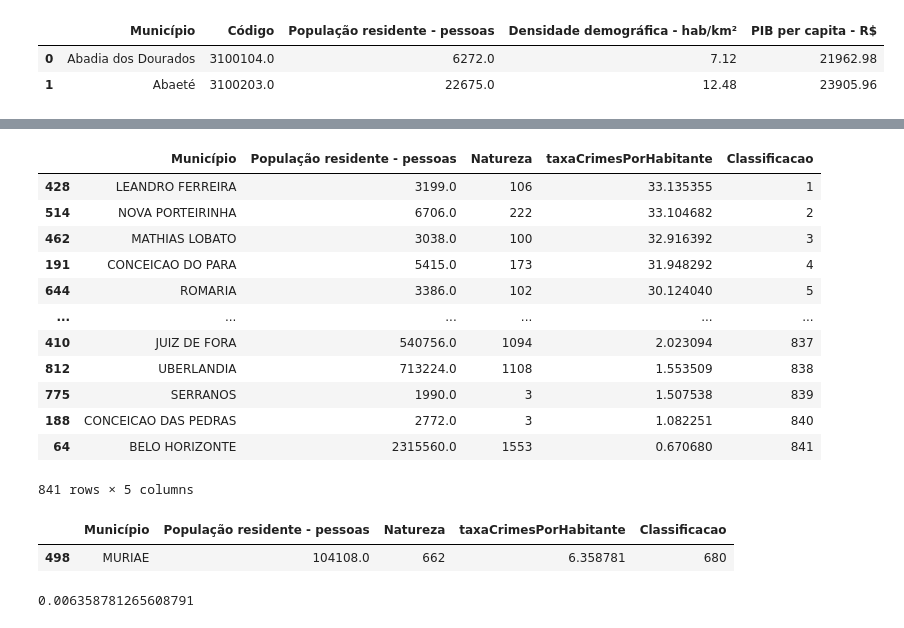
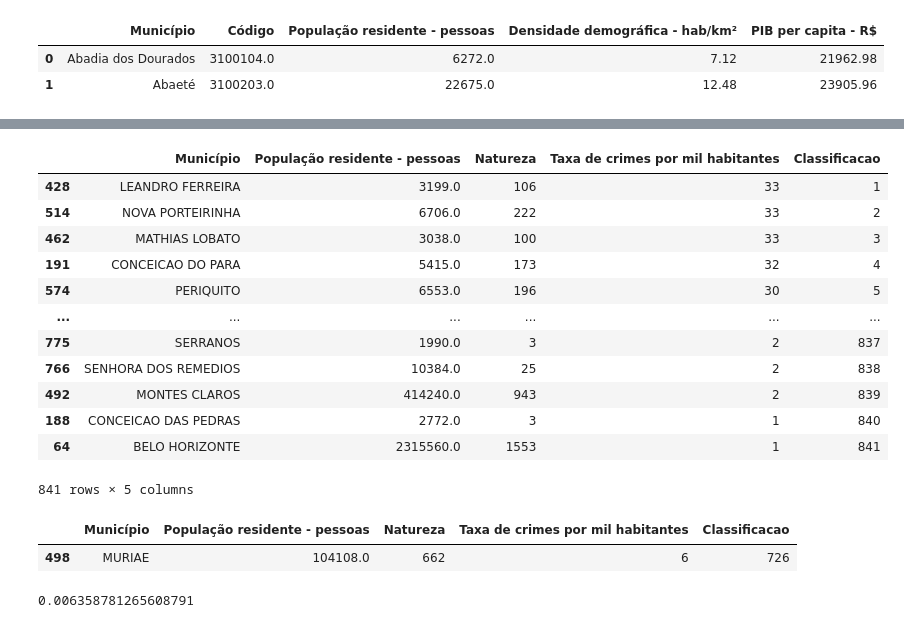
Before and after one commit to olzmooraes/PAC, a Jupyter notebook: pac-4.ipynb, the cells around one changed output, grey strips where cells are left out. Saved outputs shown, nothing was run; the diff lists cells and outputs as text; code cells hidden in the pictures.

```diff
--- a/pac-4.ipynb
+++ b/pac-4.ipynb
@@ -173,6 +173,7 @@ display(CrimesHabitantes[:7])
 CrimesHabitantesPorRequistro = CrimesHabitantes[(CrimesHabitantes['Registros'] > 0) & (CrimesHabitantes['Ano'] < 2023)]
 CrimesHabitantesFiltrados = CrimesHabitantesPorRequistro.groupby(['Município', 'População residente - pessoas'])[['Natureza']].count().reset_index()
 
-CrimesHabitantesFiltrados['taxaCrimesPorHabitante'] =( CrimesHabitantesFiltrados['Natureza'] / CrimesHabitantesFiltrados['População residente - pessoas'])*1000
+CrimesHabitantesFiltrados['Taxa de crimes por mil habitantes'] =round(( CrimesHabitantesFiltrados['Natureza'] / CrimesHabitantesFiltrados['População residente - pessoas'])*1000,0).astype('int')
+# CrimesHabitantesFiltrados['Taxa de crimes por mil habitantes'] =int(((CrimesHabitantesFiltrados['Natureza'] / CrimesHabitantesFiltrados['População residente - pessoas'])*1000).round(0))
 display(CrimesHabitantesFiltrados[:7])
 # %% [output]
@@ -187,4 +188,4 @@ display(CrimesHabitantesFiltrados[:7])
 # %%
-CrimesHabitantesFiltrados = CrimesHabitantesFiltrados.sort_values(by='taxaCrimesPorHabitante',ascending=False)
+CrimesHabitantesFiltrados = CrimesHabitantesFiltrados.sort_values(by='Taxa de crimes por mil habitantes',ascending=False)
 display(CrimesHabitantesFiltrados[:30])
 # %% [output]
@@ -208,26 +209,26 @@ display(CrimesHabitantesFiltrados[:30])
 # %%
-CrimesHabitantesFiltrados = CrimesHabitantesFiltrados.sort_values(by='taxaCrimesPorHabitante', ascending=False)
+CrimesHabitantesFiltrados = CrimesHabitantesFiltrados.sort_values(by='Taxa de crimes por mil habitantes', ascending=False)
 
 # Adicione uma coluna 'Classificacao' com a posição da cidade com base na taxa de crimes
 CrimesHabitantesFiltrados['Classificacao'] = range(1, len(CrimesHabitantesFiltrados) + 1)
 cidade_pesquisada = 'MURIAE'
 linha_cidade_pesquisada = CrimesHabitantesFiltrados.loc[CrimesHabitantesFiltrados['Município'] == cidade_pesquisada ]
 display(CrimesHabitantesFiltrados)
 display(linha_cidade_pesquisada)
 # %% [output]
-|  | Município | População residente - pessoas | Natureza | taxaCrimesPorHabitante | Classificacao |
-| 428 | LEANDRO FERREIRA | 3199.0 | 106 | 33.135355 | 1 |
-| 514 | NOVA PORTEIRINHA | 6706.0 | 222 | 33.104682 | 2 |
-| 462 | MATHIAS LOBATO | 3038.0 | 100 | 32.916392 | 3 |
-| 191 | CONCEICAO DO PARA | 5415.0 | 173 | 31.948292 | 4 |
-| 644 | ROMARIA | 3386.0 | 102 | 30.124040 | 5 |
+|  | Município | População residente - pessoas | Natureza | Taxa de crimes por mil habitantes | Classificacao |
+| 428 | LEANDRO FERREIRA | 3199.0 | 106 | 33 | 1 |
+| 514 | NOVA PORTEIRINHA | 6706.0 | 222 | 33 | 2 |
+| 462 | MATHIAS LOBATO | 3038.0 | 100 | 33 | 3 |
+| 191 | CONCEICAO DO PARA | 5415.0 | 173 | 32 | 4 |
+| 574 | PERIQUITO | 6553.0 | 196 | 30 | 5 |
 | ... | ... | ... | ... | ... | ... |
-| 410 | JUIZ DE FORA | 540756.0 | 1094 | 2.023094 | 837 |
-| 812 | UBERLANDIA | 713224.0 | 1108 | 1.553509 | 838 |
-| 775 | SERRANOS | 1990.0 | 3 | 1.507538 | 839 |
-| 188 | CONCEICAO DAS PEDRAS | 2772.0 | 3 | 1.082251 | 840 |
-| 64 | BELO HORIZONTE | 2315560.0 | 1553 | 0.670680 | 841 |
+| 775 | SERRANOS | 1990.0 | 3 | 2 | 837 |
+| 766 | SENHORA DOS REMEDIOS | 10384.0 | 25 | 2 | 838 |
+| 492 | MONTES CLAROS | 414240.0 | 943 | 2 | 839 |
+| 188 | CONCEICAO DAS PEDRAS | 2772.0 | 3 | 1 | 840 |
+| 64 | BELO HORIZONTE | 2315560.0 | 1553 | 1 | 841 |
 841 rows × 5 columns
-|  | Município | População residente - pessoas | Natureza | taxaCrimesPorHabitante | Classificacao |
-| 498 | MURIAE | 104108.0 | 662 | 6.358781 | 680 |
+|  | Município | População residente - pessoas | Natureza | Taxa de crimes por mil habitantes | Classificacao |
+| 498 | MURIAE | 104108.0 | 662 | 6 | 726 |
 # %%
```
Also changed, not shown: parts of 4 cells of this notebook.
